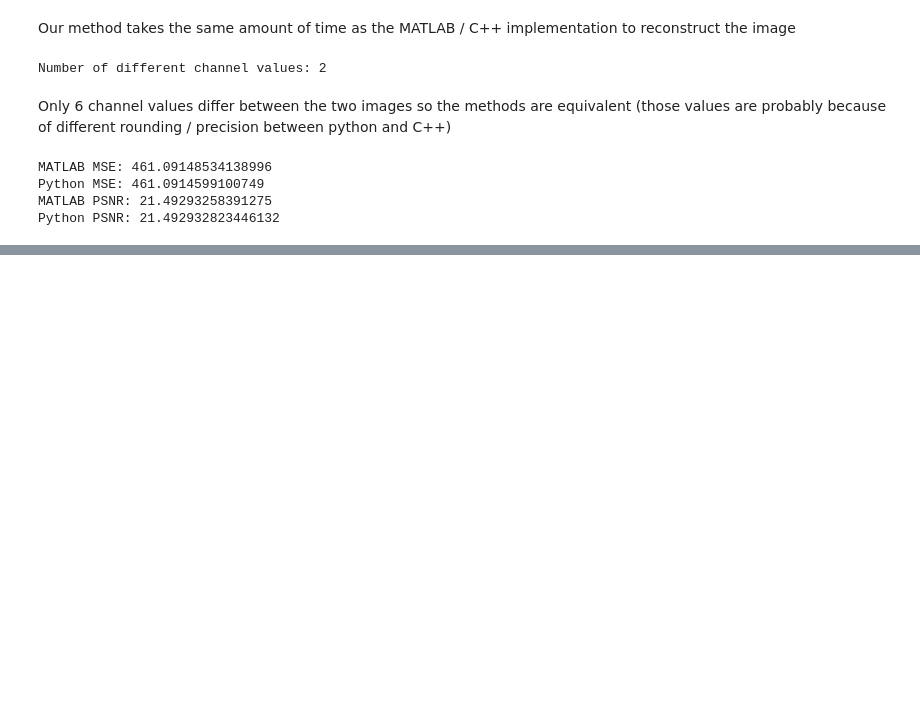
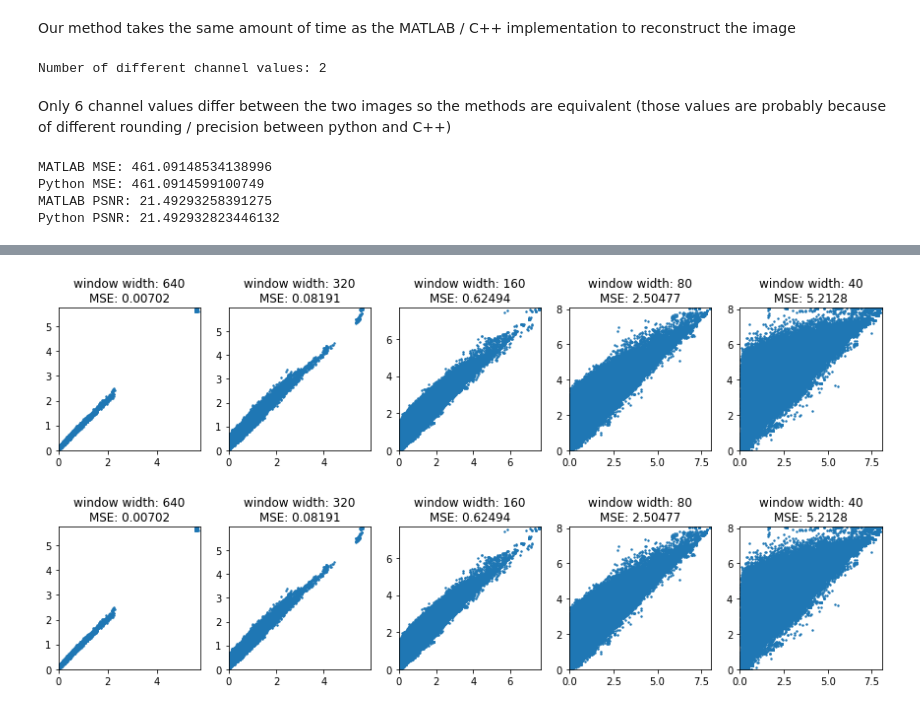
Before and after one commit to IVRL/ADEFAN, a Jupyter notebook: ExtremeVideoCompletion.ipynb, the cells around one changed output, grey strips where cells are left out. Saved outputs shown, nothing was run; the diff lists cells and outputs as text; code cells hidden in the pictures; blank space fills up the shorter version.

```diff
--- a/ExtremeVideoCompletion.ipynb
+++ b/ExtremeVideoCompletion.ipynb
@@ -1478,0 +1827,6 @@ Python PSNR: 21.492932823446132
+# %%
+display_kl_accuracy(dict_points_raw['1percent'], dict_points_comp['1percent'])
+display_kl_accuracy(list_points_concat_raw, list_points_concat_comp)
+# %% [output]
+[figure, added]
+[figure, added]
```
Also changed, not shown: parts of 33 cells of this notebook.
